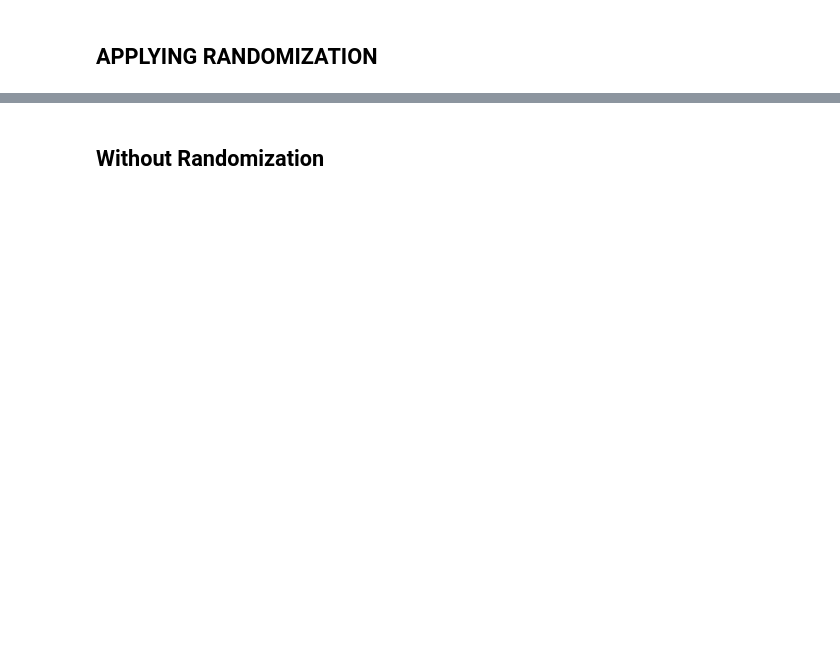
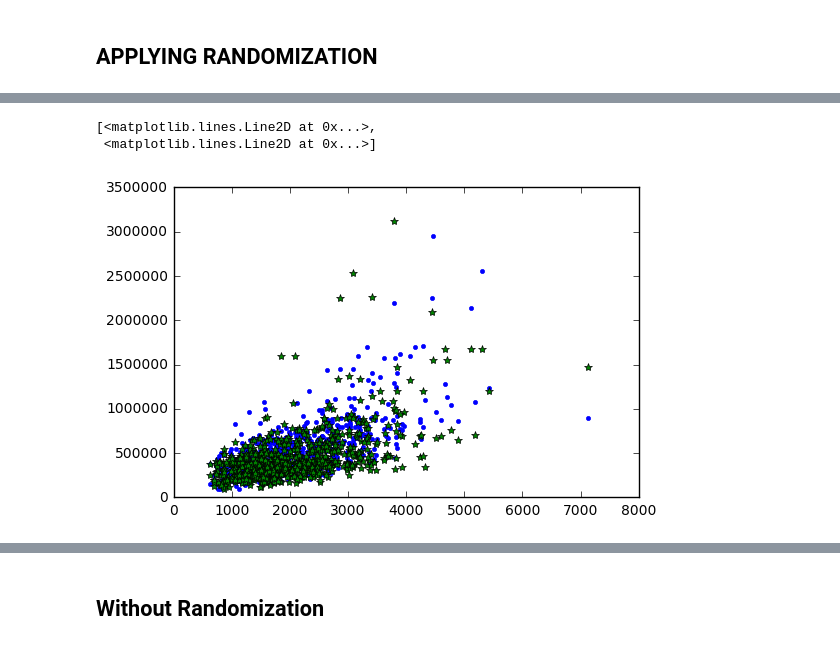
Before and after one commit to roshnivp/HousePrice, a Jupyter notebook: HousePrice.ipynb, the cells around one changed output, grey strips where cells are left out. Saved outputs shown, nothing was run; the diff lists cells and outputs as text; code cells hidden in the pictures; blank space fills up the shorter version.

```diff
--- a/HousePrice.ipynb
+++ b/HousePrice.ipynb
@@ -453,6 +441,12 @@ print(Random_Result.head(20))
 total=Random_Result['ground_truth'].sum()
 # %%
 total_estimated=Random_Result['Estimated'].sum()
+# %%
+plt.plot(test['sqft_living'],Random_Result['ground_truth'],'.',test['sqft_living'],Random_Result['Estimated'],'*')
+# %% [output]
+[<matplotlib.lines.Line2D at 0x...>,
+ <matplotlib.lines.Line2D at 0x...>]
+[figure, added]
 # %%
 print(abs(total_estimated-total)/total)
 # %% [output]
```
Also changed, not shown: parts of 28 cells of this notebook.
